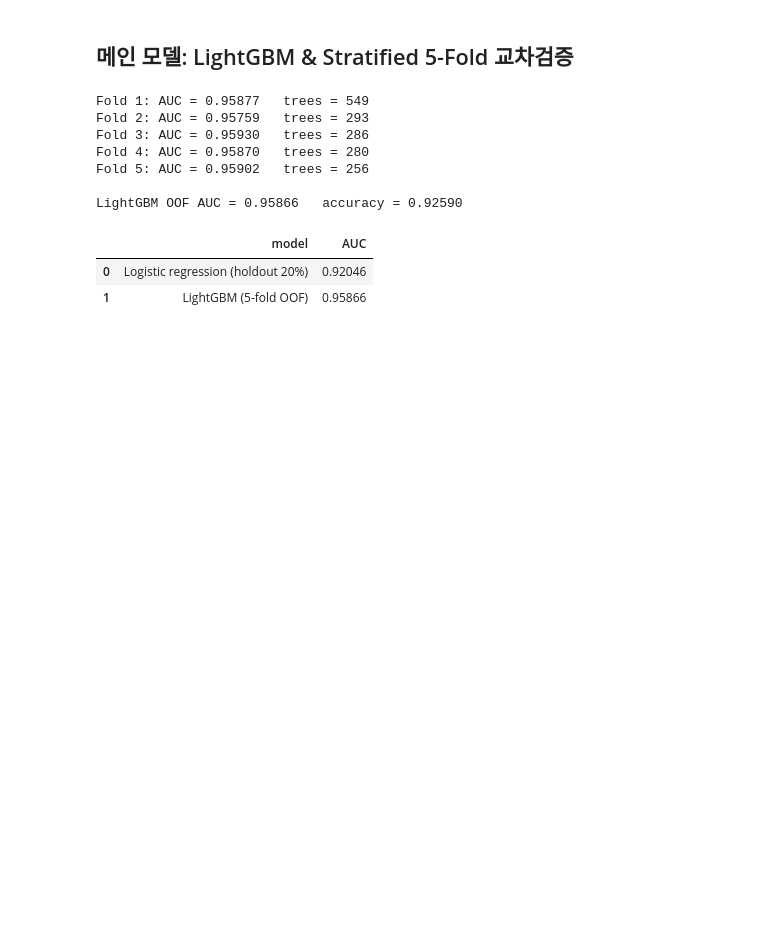
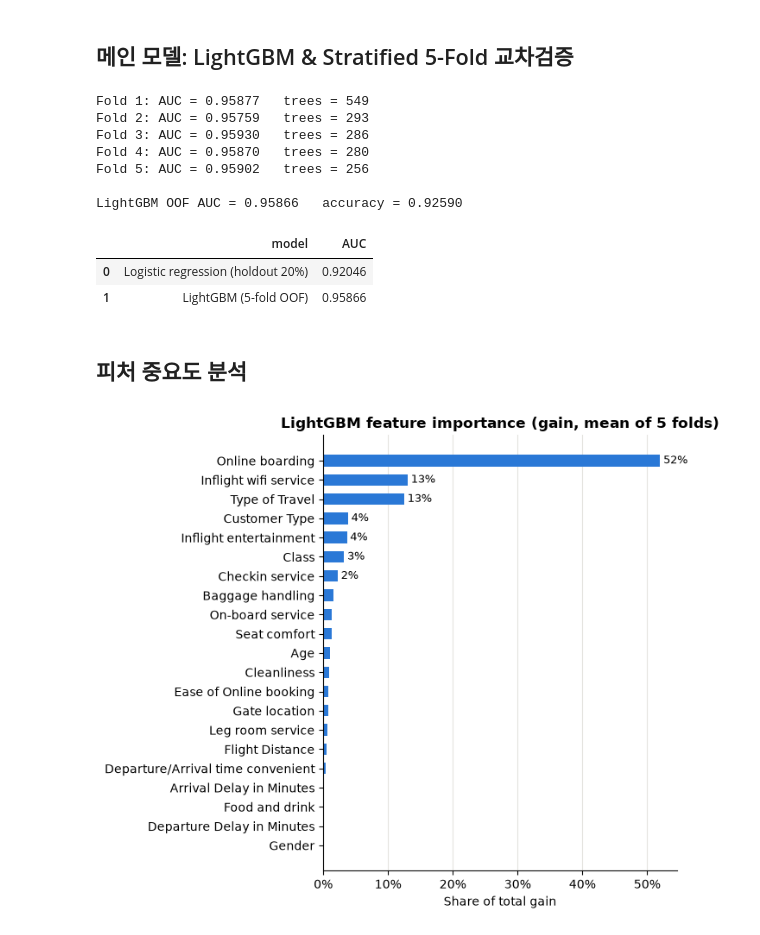
Before and after one commit to bryjna07/Kaggle_Airline_Satisfaction, a Jupyter notebook: notebooks/analysis.ipynb, the cells around one changed output. Cells and saved outputs as stored; diff of their text form; code cells hidden in the pictures; blank space fills up the shorter version.

```diff
--- a/notebooks/analysis.ipynb
+++ b/notebooks/analysis.ipynb
@@ -369,3 +369,21 @@ pd.DataFrame({
 |  | model | AUC |
 | 0 | Logistic regression (holdout 20%) | 0.92046 |
 | 1 | LightGBM (5-fold OOF) | 0.95866 |
+# %% [markdown]
+## 피처 중요도 분석
+# %%
+imp_share = (importance / importance.sum()).sort_values()
+
+fig, ax = plt.subplots(figsize=(7, 6))
+ax.barh(imp_share.index, imp_share.values, color=COLOR_MAIN, height=0.6)
+for i, v in enumerate(imp_share.values):
+    if v >= 0.02:
+        ax.text(v + 0.005, i, f"{v:.0%}", va="center", fontsize=9)
+ax.xaxis.set_major_formatter(PercentFormatter(1.0))
+ax.set_xlabel("Share of total gain")
+ax.set_title("LightGBM feature importance (gain, mean of 5 folds)")
+ax.grid(axis="y", visible=False)
+plt.tight_layout()
+plt.show()
+# %% [output]
+[figure, added]
```
